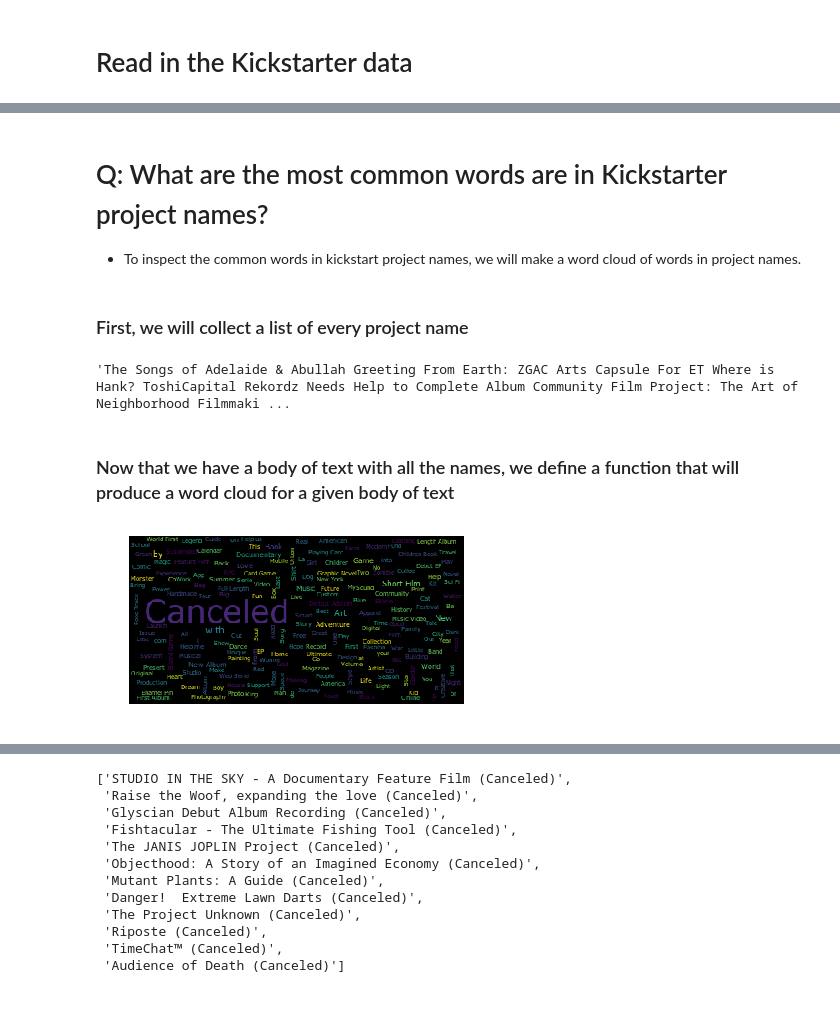
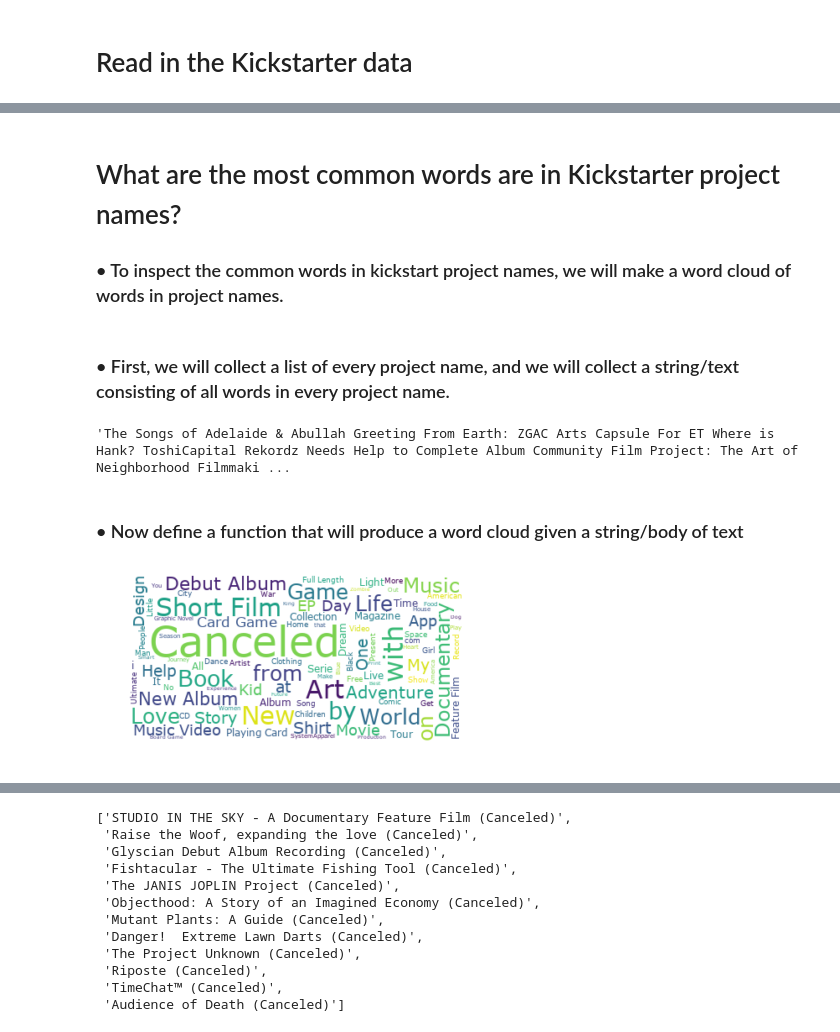
Before and after one commit to hannah-ross/dataforgood, a Jupyter notebook: clean_Hannah_exploring.ipynb, the cells around one changed output, grey strips where cells are left out. Saved outputs shown, nothing was run; the diff lists cells and outputs as text; code cells hidden in the pictures; blank space fills up the shorter version.

Commit message:
polished it with pretty plots and a #hahagobruins

```diff
--- a/clean_Hannah_exploring.ipynb
+++ b/clean_Hannah_exploring.ipynb
@@ -26,9 +29,9 @@ ks.head(3)
 | 1 | 1000003930 | Greeting From Earth: ZGAC Arts Ca... | Narrative Film | Film & Video | USD | 2017-11-01 | 30000.0 | 2017-09-02 04:43:57 | 2421.0 | failed | ... |
 | 2 | 1000004038 | Where is Hank? | Narrative Film | Film & Video | USD | 2013-02-26 | 45000.0 | 2013-01-12 00:20:50 | 220.0 | failed | ... |
 # %% [markdown]
-# Q:  What are the most common words are in Kickstarter project names?
+# What are the most common words are in Kickstarter project names?
 
-* To inspect the common words in kickstart project names, we will make a word cloud of words in project names.
+### • To inspect the common words in kickstart project names, we will make a word cloud of words in project names.
 # %% [markdown]
-### First, we will collect a list of every project name
+### • First, we will collect a list of every project name, and we will collect a string/text consisting of all words in every project name.
 # %%
@@ -42,20 +43,21 @@ all_names_text[0:200] # we see that now we have converted all project names into
 # %% [output]
 'The Songs of Adelaide & Abullah Greeting From Earth: ZGAC Arts Capsule For ET Where is Hank? ToshiCapital Rekordz Needs Help to Complete Album Community Film Project: The Art of Neighborhood Filmmaki ...
 # %% [markdown]
-### Now that we have a body of text with all the names, we define a function that will produce a word cloud for a given body of text
+### • Now define a function that will produce a word cloud given a string/body of text
 # %%
 def generate_wordcloud(text):
     wordcloud = WordCloud(font_path='/Library/Fonts/Verdana.ttf',
-                          relative_scaling = 1.0,
+                          #relative_scaling = 1.0,
+                          max_font_size=50, max_words=100, background_color="white",
                           stopwords = {'to', 'of','the','for','in','and','a','an','project'} # exclude project, and do not count common words
                           ).generate(text)
-    plt.imshow(wordcloud)
+    plt.imshow(wordcloud, interpolation="bilinear")
     plt.axis("off")
     plt.show()
 
 generate_wordcloud(all_names_text) # word cloud for all names of projects
 # %% [output]
-[figure, old version]
+[figure, new version]
 # %%
 # lower max_font_size, change the maximum number of word and lighten the background:
 wordcloud = WordCloud(max_font_size=50, max_words=100, background_color="white").generate(all_names_text)
```
Also changed, not shown: parts of 70 cells of this notebook.
